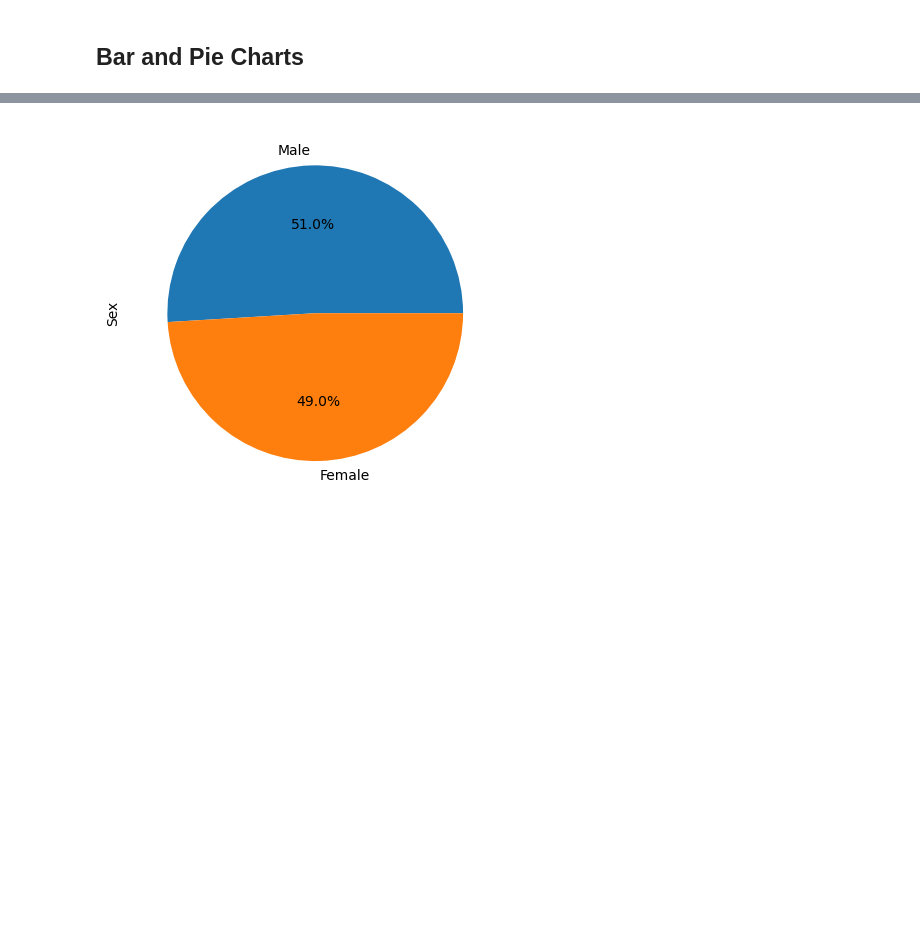
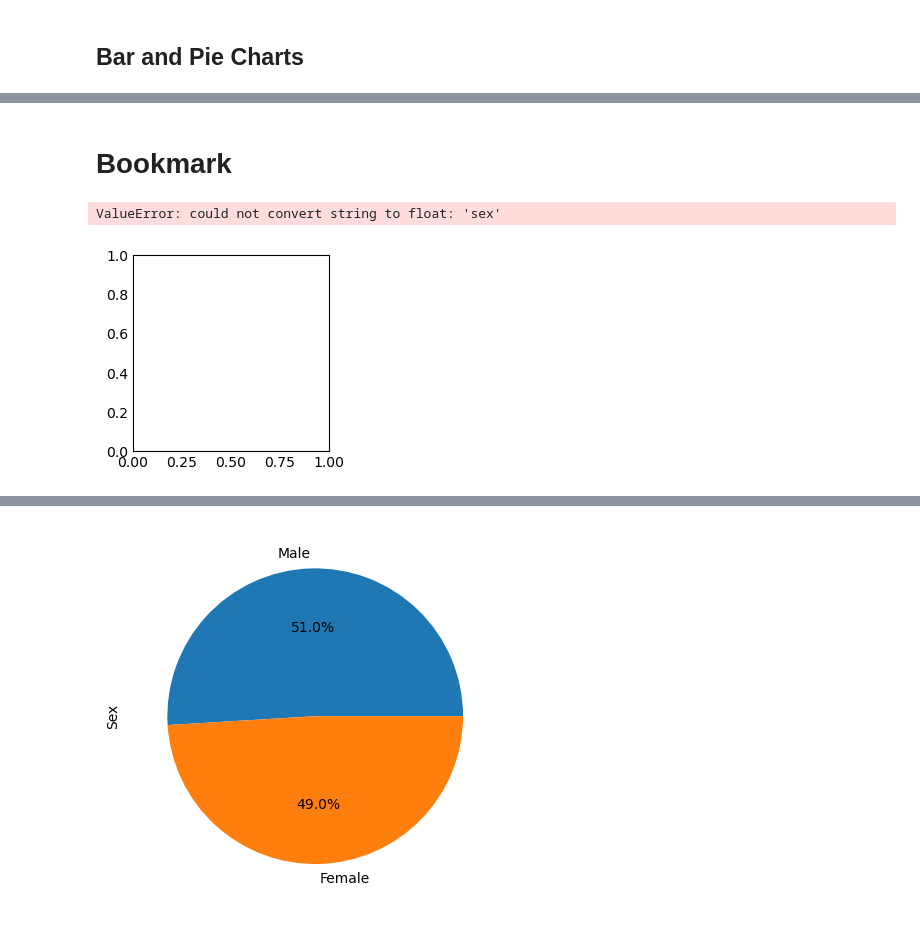
Before and after one commit to jerryevalentine/Pymaceuticals, a Jupyter notebook: pymaceuticals_final.ipynb, the cells around one changed output, grey strips where cells are left out. Drawn from its saved outputs; the diff is of its cells as text; code cells hidden in the pictures; blank space fills up the shorter version.

```diff
--- a/pymaceuticals_final.ipynb
+++ b/pymaceuticals_final.ipynb
@@ -221,0 +303,23 @@ display(grouped_stats)
+# %% [markdown]
+# Bookmark #
+# %%
+# Generate a pie plot showing the distribution of female versus male mice using Pandas
+# Sandbox
+plt.style.use('_mpl-gallery-nogrid')
+
+# make data
+column_name = ['sex']
+colors = plt.get_cmap('Blues')(np.linspace(0.2, 0.7, len(column_name)))
+
+# plot
+fig, ax = plt.subplots()
+ax.pie(column_name, colors=colors, radius=3, center=(4, 4),
+       wedgeprops={"linewidth": 1, "edgecolor": "white"}, frame=True)
+
+ax.set(xlim=(0, 8), xticks=np.arange(1, 8),
+       ylim=(0, 8), yticks=np.arange(1, 8))
+
+plt.show()
+# %% [output]
+ValueError: could not convert string to float: 'sex'
+[figure, added]
```
Also changed, not shown: parts of 9 cells of this notebook.
